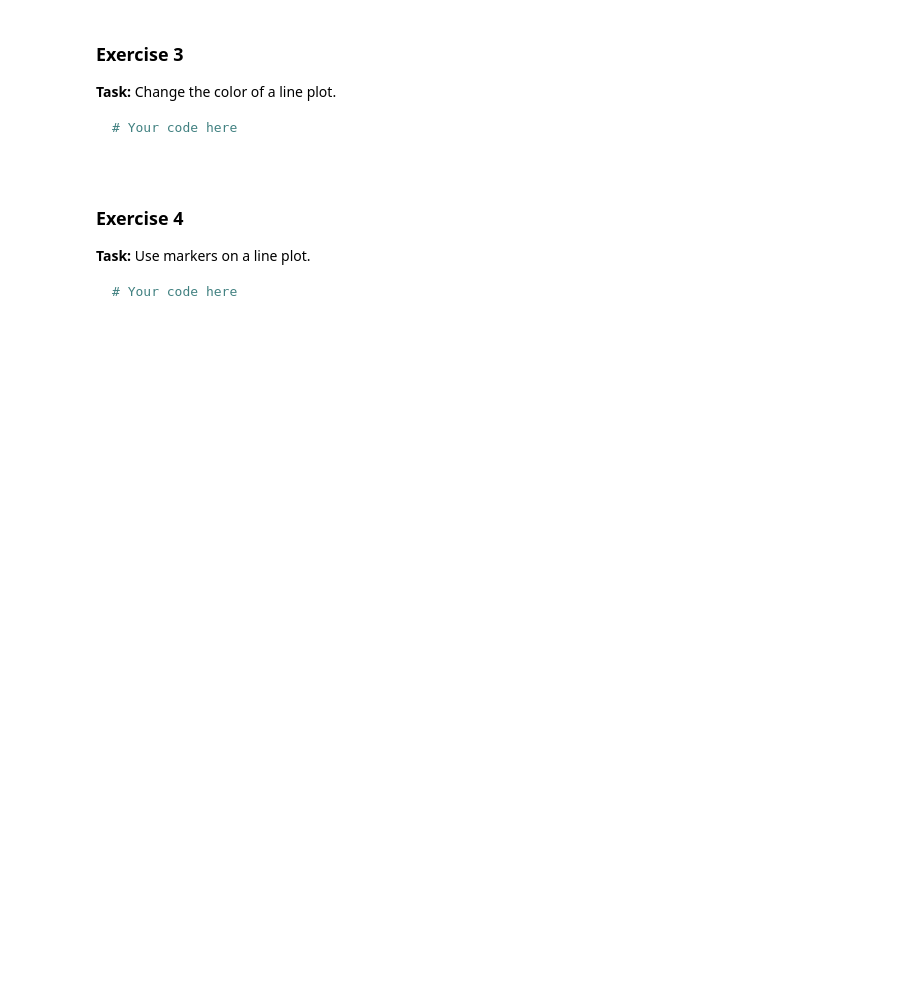
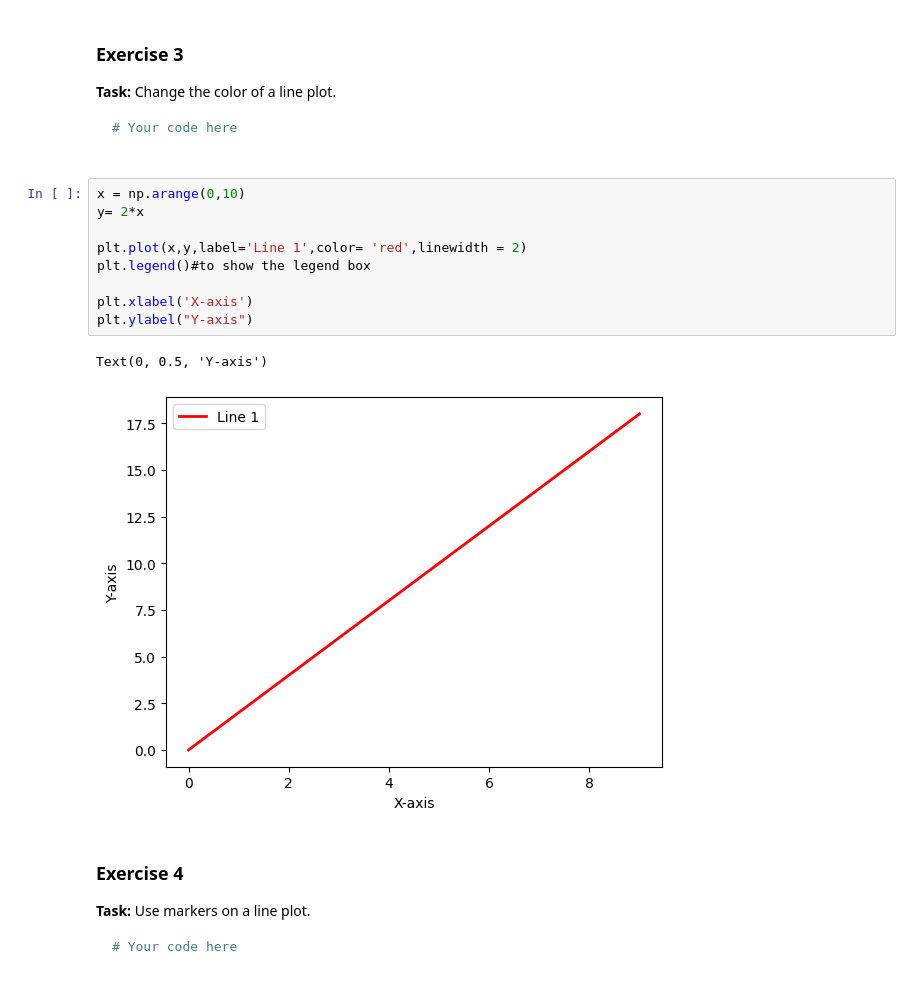
Before and after one commit to shrutirekha-srichandan/ML-course-using-python-Course, a Jupyter notebook: Python Assignments solutions/Python Assignment 4.ipynb, the cells around one changed output. Saved outputs shown, nothing was run; the diff lists cells and outputs as text; blank space fills up the shorter version.

````diff
--- a/Python Assignments solutions/Python Assignment 4.ipynb
+++ b/Python Assignments solutions/Python Assignment 4.ipynb
@@ -17,6 +41,18 @@
 # Your code here
 
 ```
+# %%
+x = np.arange(0,10)
+y= 2*x
+
+plt.plot(x,y,label='Line 1',color= 'red',linewidth = 2)
+plt.legend()#to show the legend box
+
+plt.xlabel('X-axis')
+plt.ylabel("Y-axis")
+# %% [output]
+Text(0, 0.5, 'Y-axis')
+[figure, added]
 # %% [markdown]
 ### Exercise 4
 **Task:** Use markers on a line plot.
````
Also changed, not shown: parts of 4 cells of this notebook, 6 other files.
